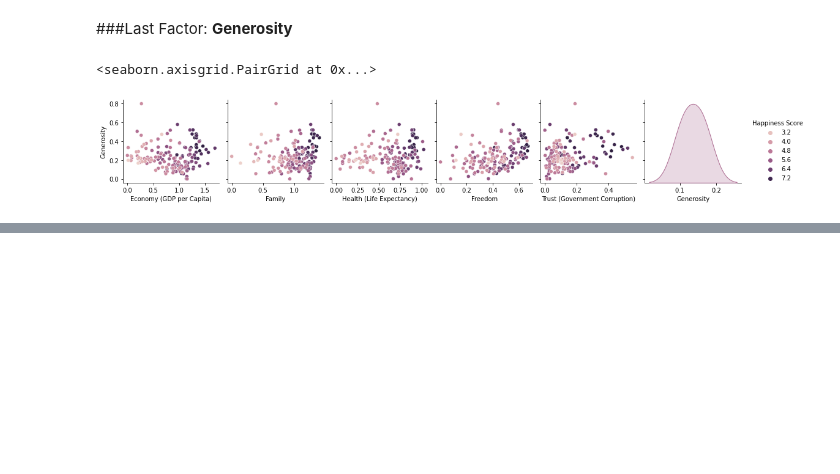
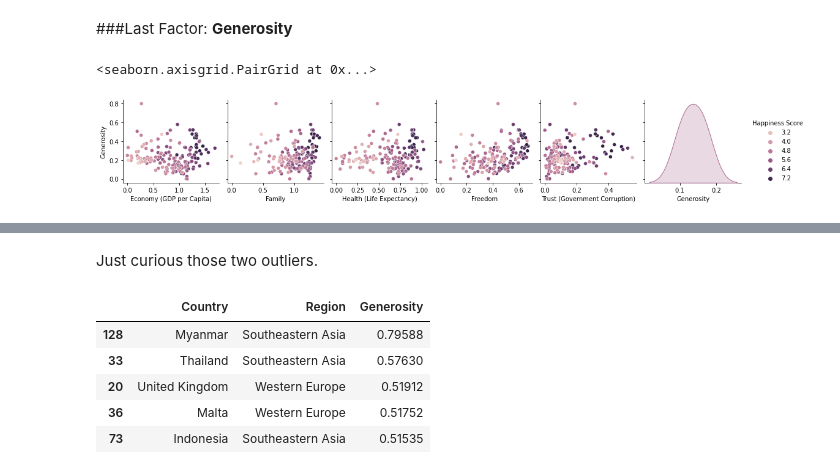
Before and after one commit to yabbou/python-data-science, a Jupyter notebook: hw_4_pandas.ipynb, the cells around one changed output, grey strips where cells are left out. Drawn from its saved outputs; the diff is of its cells as text; code cells hidden in the pictures; blank space fills up the shorter version.

```diff
--- a/hw_4_pandas.ipynb
+++ b/hw_4_pandas.ipynb
@@ -383 +400,12 @@ Median: 0.22 Mean: 0.24
+# %% [markdown]
+Just curious those two outliers.
+# %%
+h_2015.loc[:,['Country','Region',GEN]].sort_values(by=GEN,ascending=False).head()
+# %% [output]
+|  | Country | Region | Generosity |
+| 128 | Myanmar | Southeastern Asia | 0.79588 |
+| 33 | Thailand | Southeastern Asia | 0.57630 |
+| 20 | United Kingdom | Western Europe | 0.51912 |
+| 36 | Malta | Western Europe | 0.51752 |
+| 73 | Indonesia | Southeastern Asia | 0.51535 |
 # %% [markdown]
```
Also changed, not shown: parts of 20 cells of this notebook.
